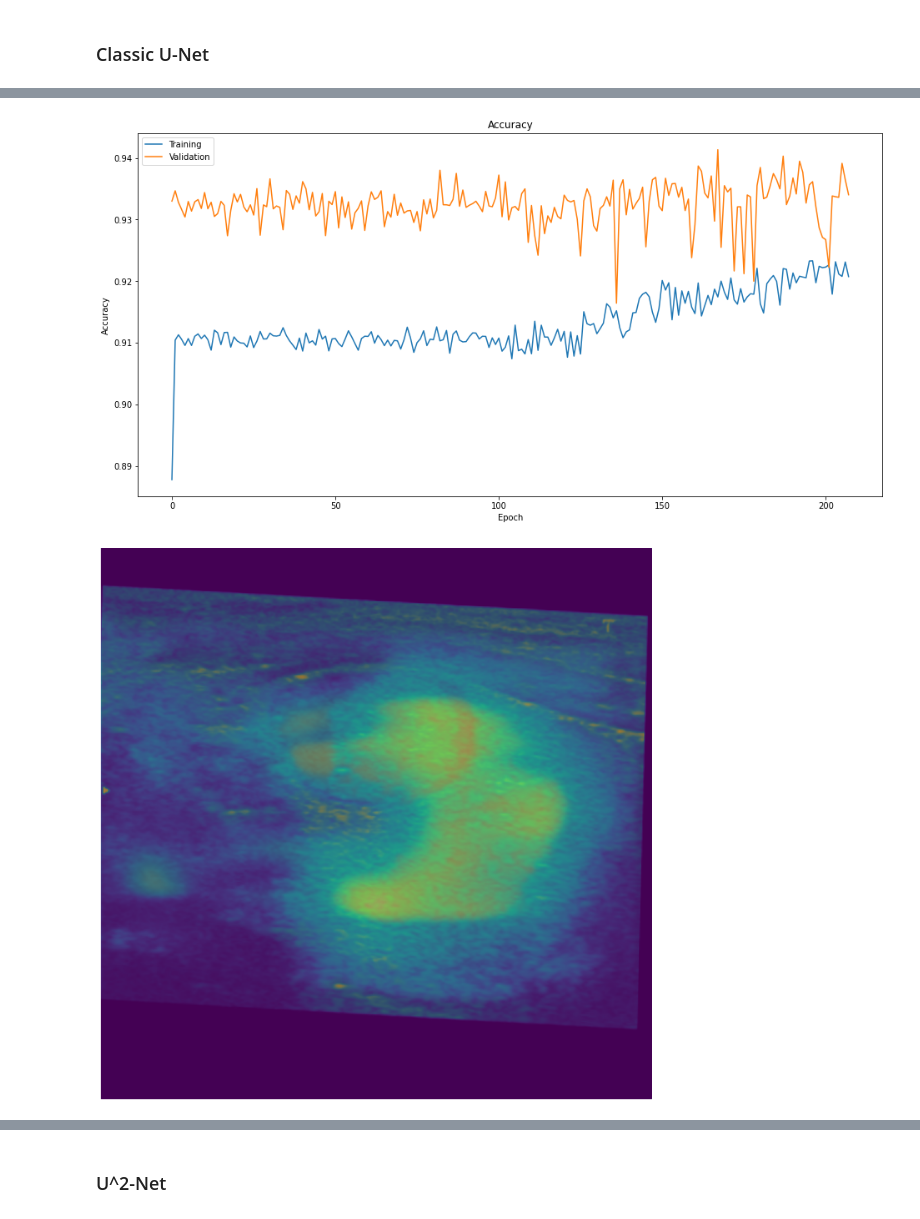
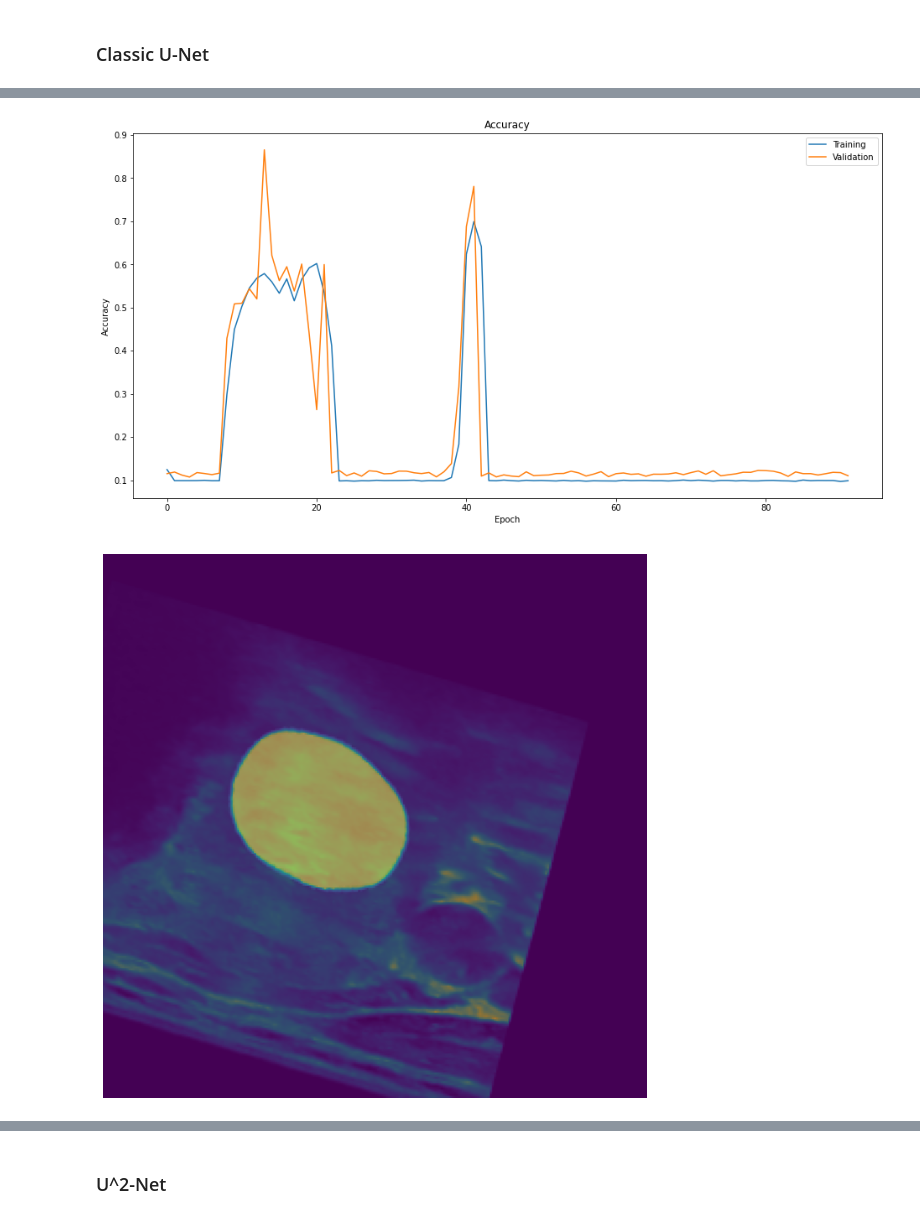
Before and after one commit to szymciem8/Analysis-of-thyroid-US-images-with-ML, a Jupyter notebook: unet_collection/model_tester.ipynb, the cells around one changed output, grey strips where cells are left out. Saved outputs shown, nothing was run; the diff lists cells and outputs as text; code cells hidden in the pictures.

```diff
--- a/unet_collection/model_tester.ipynb
+++ b/unet_collection/model_tester.ipynb
@@ -23,12 +25,12 @@ from tensorflow.keras.preprocessing.image import save_img
 # %%
 # Prepare data generator
-raw_dir = "../RawUSGimagesNRRD"
-raw_images = raw_dir + "/data_output"
+# raw_dir = "../RawUSGimagesNRRD"
+# raw_images = raw_dir + "/data_output"
+# raw_masks = raw_dir + "/masks"
+
+raw_dir = "../dataUSGthyroid/samsung_processed"
+raw_images = raw_dir + "/images"
 raw_masks = raw_dir + "/masks"
-
-# raw_dir = "../dataUSGthyroid/samsung_processed"
-# raw_images = raw_dir + "/images"
-# raw_masks = raw_dir + "/masks"
 
 raw_images_paths = sorted(glob.glob(raw_images + '**/*', recursive=True))
 raw_masks_paths = sorted(glob.glob(raw_masks + '**/*', recursive=True))
@@ -47,9 +49,11 @@ train_masks = raw_masks_paths[:TRAIN_LEN]
 validation_masks = raw_masks_paths[-(VAL_LEN+TEST_LEN):-TEST_LEN]
 test_masks =  raw_masks_paths[-TEST_LEN:]
 
-train_gen = UltraSoundImages(batch_size, train_images, train_masks, size=(256,256))
-val_gen = UltraSoundImages(batch_size, validation_images, validation_masks, size=(256,256))
-test_gen = UltraSoundImages(batch_size, test_images, test_masks, size=(256,256))
+
+size = (256, 256)
+train_gen = UltraSoundImages(batch_size, train_images, train_masks, size=size)
+val_gen = UltraSoundImages(batch_size, validation_images, validation_masks, size=size)
+test_gen = UltraSoundImages(batch_size, test_images, test_masks, size=size)
 # %% [output]
 Loading images from NRRD format and resizing
 Finished loading
@@ -181,11 +281,11 @@ def create_report(path, model_summary=False, custom_objects=None):
     model = tf.keras.models.load_model(model_path, custom_objects=custom_objects)
 
 
-    output_masks = model.predict(np.expand_dims(images, 3))
-    cm = confusion_matrix(flat_truth, flat_preds(masks, output_masks))
-    print(cm)
+    # output_masks = model.predict(np.expand_dims(images, 3))
+    # cm = confusion_matrix(flat_truth, flat_preds(masks, output_masks))
+    # print(cm)
 
-    # output_mask = model.predict(np.expand_dims(image, axis=[0,3]))[0]
+    output_mask = model.predict(np.expand_dims(image, axis=[0,3]))[0]
 
     plt.figure(figsize=(10, 10))
     plt.imshow(image)
@@ -203,5 +305,5 @@ def create_report(path, model_summary=False, custom_objects=None):
 # %% [markdown]
 ### Classic U-Net
 # %%
-create_report('unet_2d/2023-04-03-20-00-39/')
+create_report('unet_2d/old/2023-04-13-08-45-53/')
 # %% [output]
@@ -209,2 +311,2 @@ create_report('unet_2d/2023-04-03-20-00-39/')
-[figure, old version]
+[figure, new version]
-[figure, old version]
+[figure, new version]
```
Also changed, not shown: parts of 32 cells of this notebook, 12 other files.
